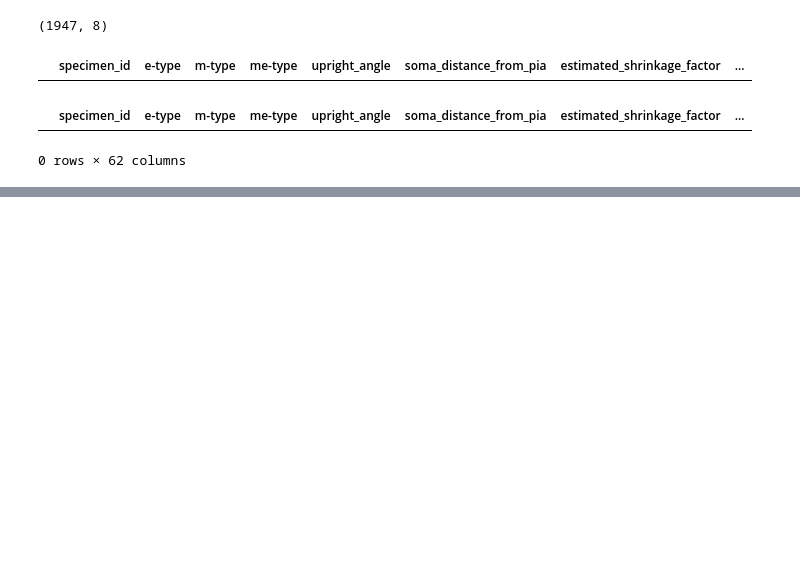
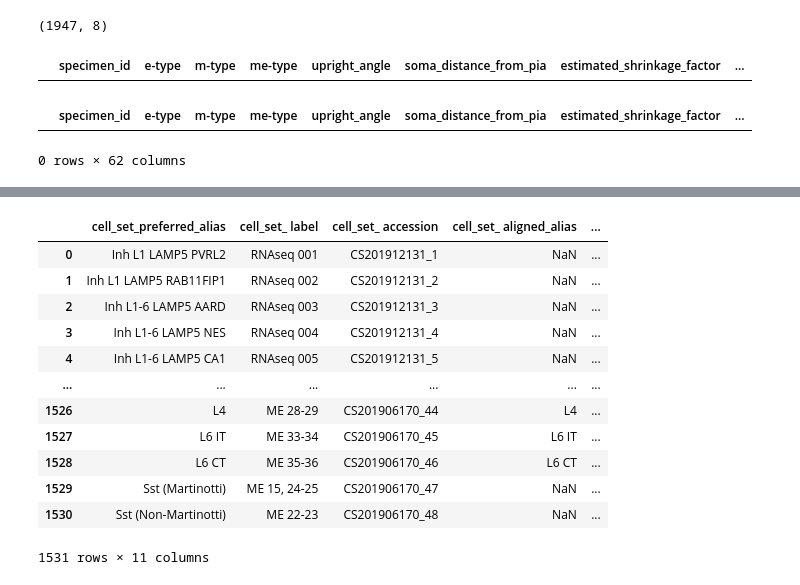
Before and after one commit to VeritatemAmo/firing_rate-cell_size, a Jupyter notebook: jupyter_notebooks/matching-cell_type-to-cells.ipynb, the cells around one changed output, grey strips where cells are left out. Drawn from its saved outputs; the diff is of its cells as text; code cells hidden in the pictures; blank space fills up the shorter version.

```diff
--- a/jupyter_notebooks/matching-cell_type-to-cells.ipynb
+++ b/jupyter_notebooks/matching-cell_type-to-cells.ipynb
@@ -57,0 +76,23 @@ lite_df.to_csv('../result/cell_type_lite.tsv',sep='\t',index=False)
+# %%
+# mouse cells have further information about their cell types
+alias_df = pd.read_excel('../docs/Miller_et_al_2020_Sup_1/cell_set_nomenclature.xlsx',sheet_name='cell set nomenclature')
+# %%
+alias_df.rename(columns={'species':'nomenclature_species','modality':'nomenclature_modality','taxonomy_id':'nomenclature_taxonomy_id'},inplace=True)
+# %%
+alias_df.drop(columns=['cell_set_ alias_assignee'],inplace=True)
+# %%
+alias_df
+# %% [output]
+|  | cell_set_preferred_alias | cell_set_ label | cell_set_ accession | cell_set_ aligned_alias | ... |
+| 0 | Inh L1 LAMP5 PVRL2 | RNAseq 001 | CS201912131_1 | NaN | ... |
+| 1 | Inh L1 LAMP5 RAB11FIP1 | RNAseq 002 | CS201912131_2 | NaN | ... |
+| 2 | Inh L1-6 LAMP5 AARD | RNAseq 003 | CS201912131_3 | NaN | ... |
+| 3 | Inh L1-6 LAMP5 NES | RNAseq 004 | CS201912131_4 | NaN | ... |
+| 4 | Inh L1-6 LAMP5 CA1 | RNAseq 005 | CS201912131_5 | NaN | ... |
+| ... | ... | ... | ... | ... | ... |
+| 1526 | L4 | ME 28-29 | CS201906170_44 | L4 | ... |
+| 1527 | L6 IT | ME 33-34 | CS201906170_45 | L6 IT | ... |
+| 1528 | L6 CT | ME 35-36 | CS201906170_46 | L6 CT | ... |
+| 1529 | Sst (Martinotti) | ME 15, 24-25 | CS201906170_47 | NaN | ... |
+| 1530 | Sst (Non-Martinotti) | ME 22-23 | CS201906170_48 | NaN | ... |
+1531 rows × 11 columns
```
Also changed, not shown: parts of 4 cells of this notebook, 3 other files.
